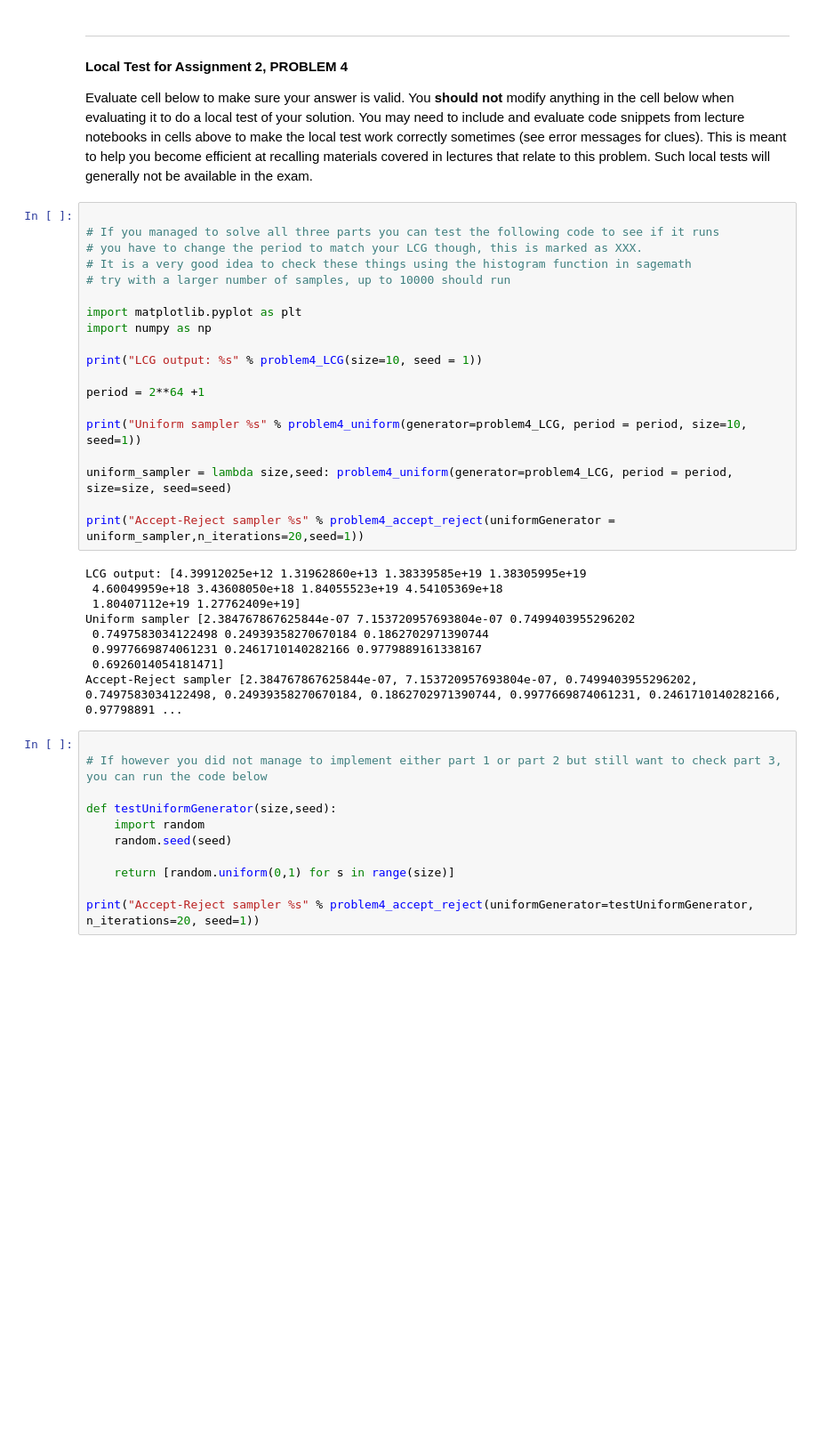
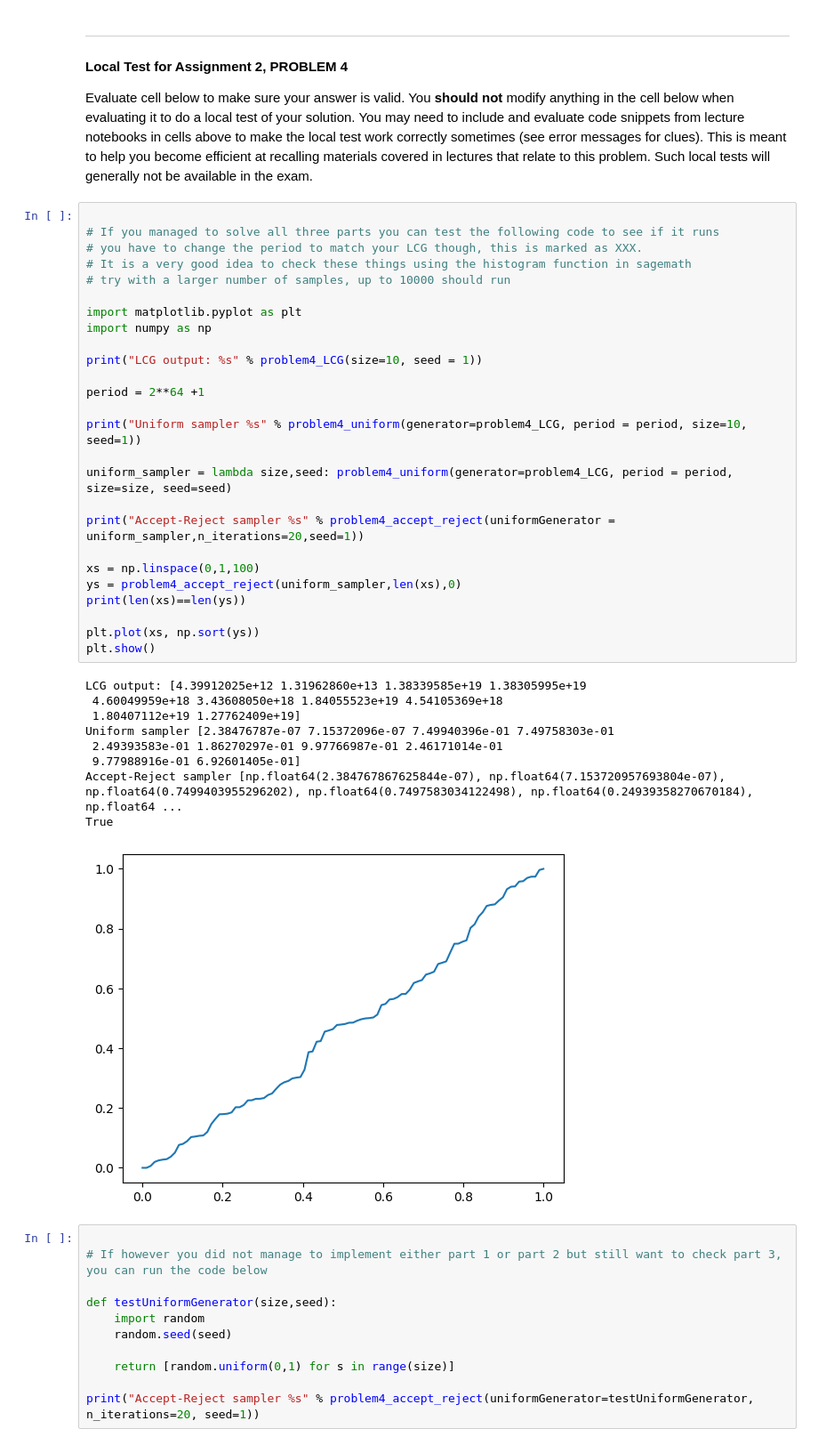
Before and after one commit to arakrax/DS_Intro, a Jupyter notebook: Assignment_2.ipynb, the cells around one changed output. Shown: that part at 89% size. Cells and saved outputs as stored; diff of their text form; blank space fills up the shorter version.

```diff
--- a/Assignment_2-5.ipynb
+++ b/Assignment_2.ipynb
@@ -364,31 +363,39 @@ You may need to include and evaluate code snippets from lecture notebooks in cel
 # %%
 
 # If you managed to solve all three parts you can test the following code to see if it runs
 # you have to change the period to match your LCG though, this is marked as XXX.
 # It is a very good idea to check these things using the histogram function in sagemath
 # try with a larger number of samples, up to 10000 should run
 
 import matplotlib.pyplot as plt
 import numpy as np
 
 print("LCG output: %s" % problem4_LCG(size=10, seed = 1))
 
 period = 2**64 +1
 
 print("Uniform sampler %s" % problem4_uniform(generator=problem4_LCG, period = period, size=10, seed=1))
 
 uniform_sampler = lambda size,seed: problem4_uniform(generator=problem4_LCG, period = period, size=size, seed=seed)
 
 print("Accept-Reject sampler %s" % problem4_accept_reject(uniformGenerator = uniform_sampler,n_iterations=20,seed=1))
+
+xs = np.linspace(0,1,100)
+ys = problem4_accept_reject(uniform_sampler,len(xs),0)
+print(len(xs)==len(ys))
+
+plt.plot(xs, np.sort(ys))
+plt.show()
 # %% [output]
 LCG output: [4.39912025e+12 1.31962860e+13 1.38339585e+19 1.38305995e+19
  4.60049959e+18 3.43608050e+18 1.84055523e+19 4.54105369e+18
  1.80407112e+19 1.27762409e+19]
-Uniform sampler [2.384767867625844e-07 7.153720957693804e-07 0.7499403955296202
- 0.7497583034122498 0.24939358270670184 0.1862702971390744
- 0.9977669874061231 0.2461710140282166 0.9779889161338167
- 0.6926014054181471]
-Accept-Reject sampler [2.384767867625844e-07, 7.153720957693804e-07, 0.7499403955296202, 0.7497583034122498, 0.24939358270670184, 0.1862702971390744, 0.9977669874061231, 0.2461710140282166, 0.97798891 ...
+Uniform sampler [2.38476787e-07 7.15372096e-07 7.49940396e-01 7.49758303e-01
+ 2.49393583e-01 1.86270297e-01 9.97766987e-01 2.46171014e-01
+ 9.77988916e-01 6.92601405e-01]
+Accept-Reject sampler [np.float64(2.384767867625844e-07), np.float64(7.153720957693804e-07), np.float64(0.7499403955296202), np.float64(0.7497583034122498), np.float64(0.24939358270670184), np.float64 ...
+True
+[figure, added]
 # %%
 
 # If however you did not manage to implement either part 1 or part 2 but still want to check part 3, you can run the code below
```
Also changed, not shown: parts of 1 cell of this notebook, 4 other files.
